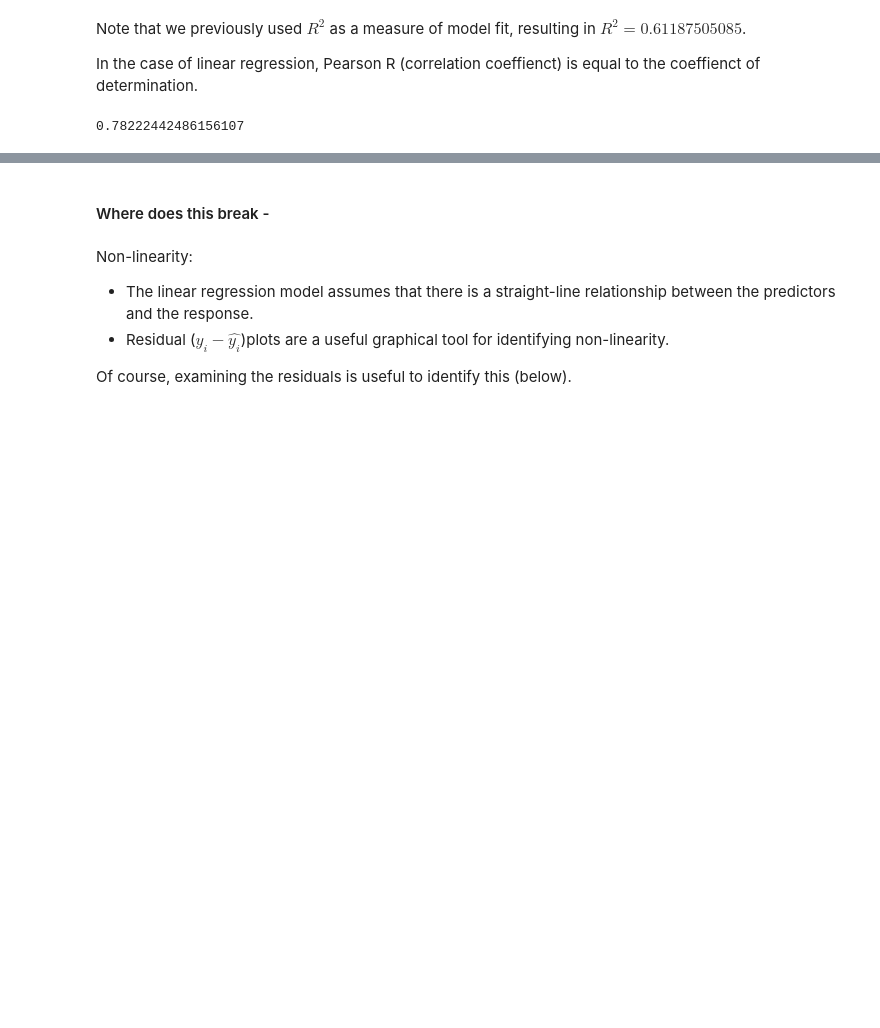
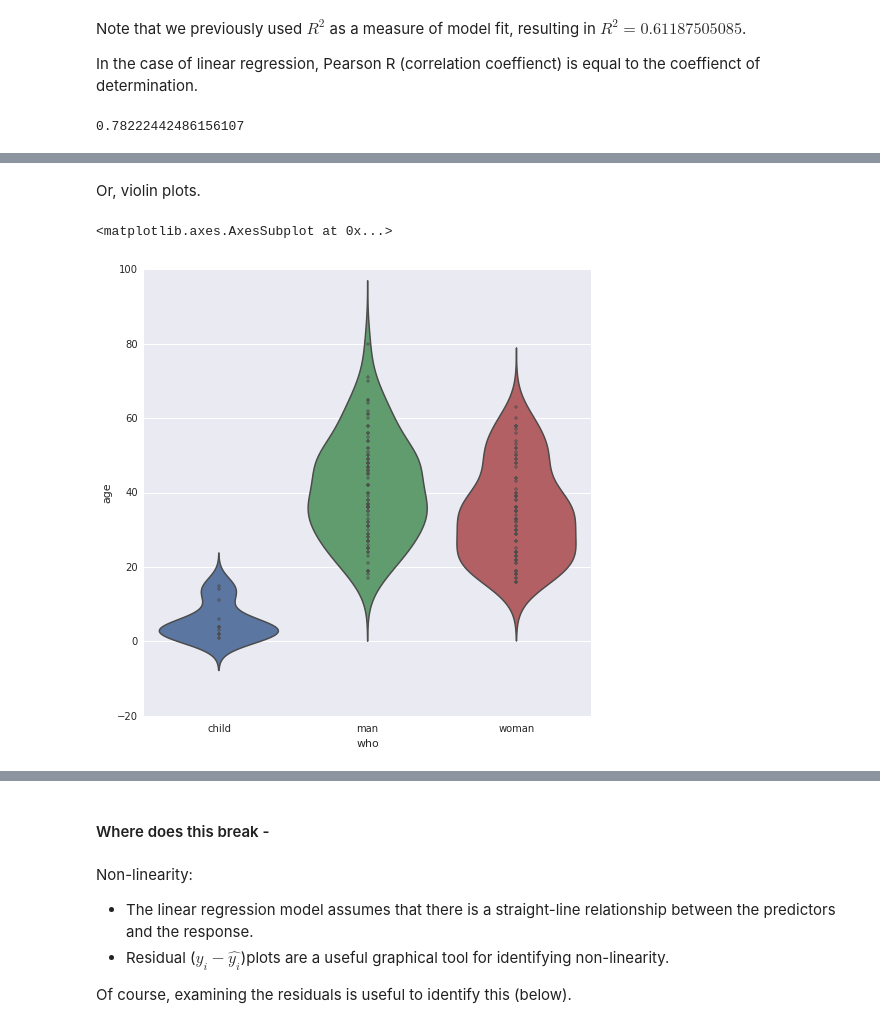
Before and after one commit to lmart999/CS229_ISL, a Jupyter notebook: Linear Regression.ipynb, the cells around one changed output, grey strips where cells are left out. Drawn from its saved outputs; the diff is of its cells as text; code cells hidden in the pictures; blank space fills up the shorter version.

```diff
--- a/Linear Regression.ipynb
+++ b/Linear Regression.ipynb
@@ -362,0 +394,8 @@ np.sqrt(0.61187505085)
+# %% [markdown]
+Or, violin plots.
+# %%
+pruned=titanic.dropna()
+sns.violinplot(pruned.age,pruned.who,"points",palette="Set1")
+# %% [output]
+<matplotlib.axes.AxesSubplot at 0x...>
+[figure, added]
```
Also changed, not shown: parts of 12 cells of this notebook.
